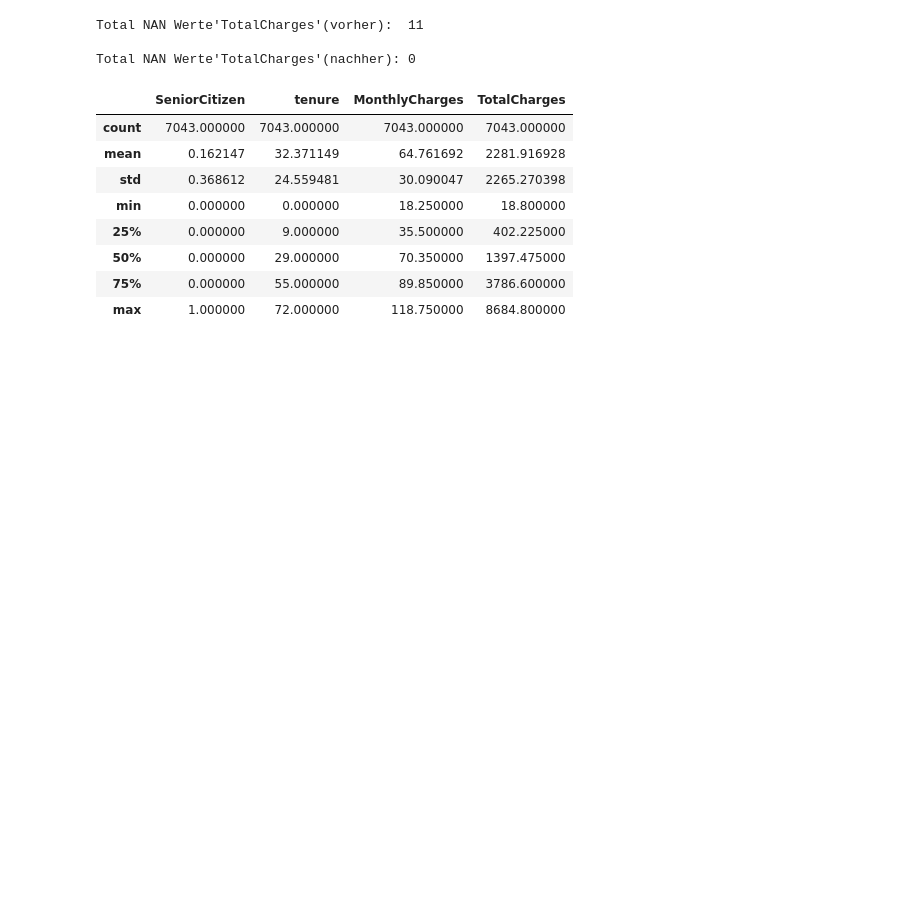
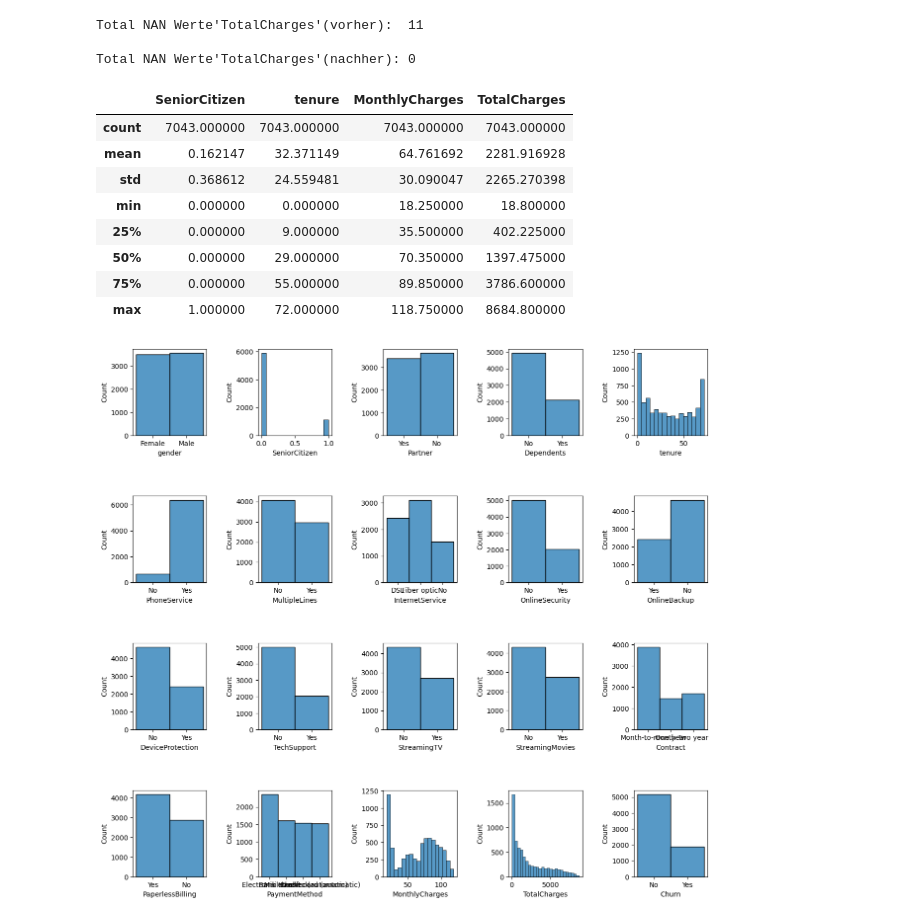
Before and after one commit to awildt01/Predicting-Churn, a Jupyter notebook: churn_de.ipynb, the cells around one changed output. Saved outputs shown, nothing was run; the diff lists cells and outputs as text; code cells hidden in the pictures; blank space fills up the shorter version.

```diff
--- a/churn_de.ipynb
+++ b/churn_de.ipynb
@@ -307,6 +307,8 @@ memory usage: 55.1 KB
 # %%
 # Kopie von dataframe
 df_clean = df.copy()
+
+df_clean.drop("customerID", axis=1, inplace=True)
 # %%
 # Füllen die NaN Werte mit dem Median
 TotalChargesMedian = df_clean.TotalCharges.median()
@@ -333,3 +335,12 @@ df_clean.describe()
 | 50% | 0.000000 | 29.000000 | 70.350000 | 1397.475000 |
 | 75% | 0.000000 | 55.000000 | 89.850000 | 3786.600000 |
 | max | 1.000000 | 72.000000 | 118.750000 | 8684.800000 |
+# %%
+fig, ax = plt.subplots(4, 5, figsize=(15, 12))
+
+plt.subplots_adjust(left=None, bottom=None, right=None, top=1, wspace=0.7, hspace=0.7)
+
+for variable, subplot in zip(df_clean.columns, ax.flatten()):
+  sns.histplot(df_clean[variable], ax=subplot)
+# %% [output]
+[figure, added]
```
